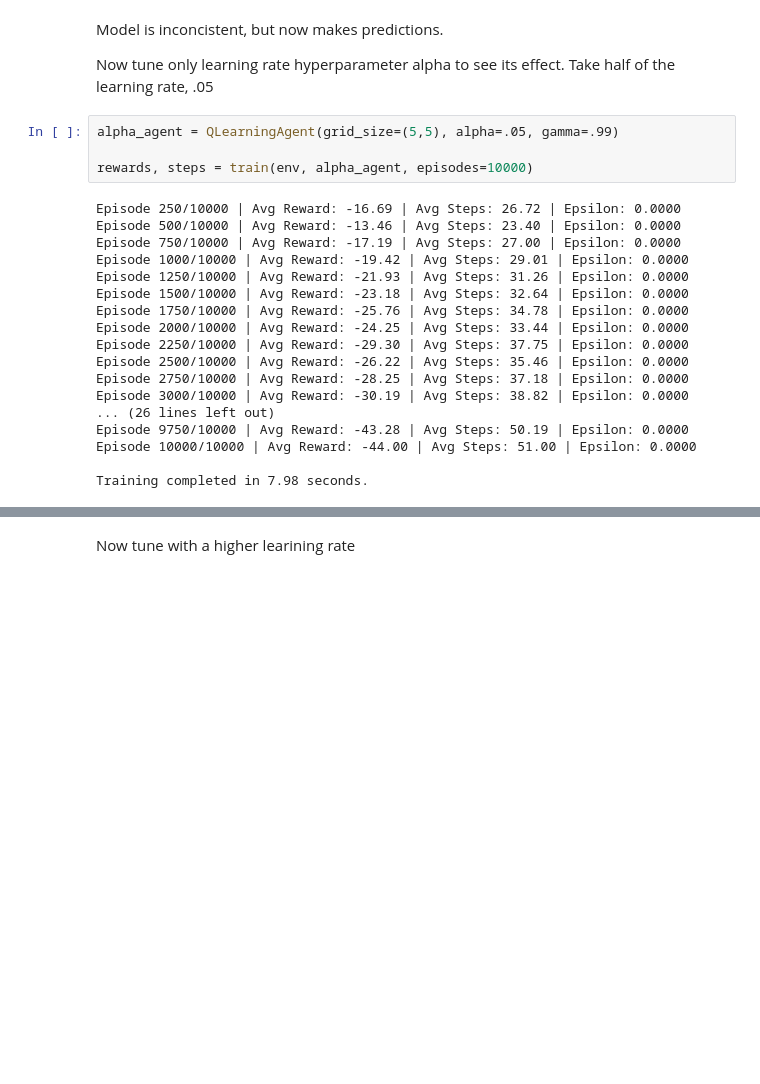
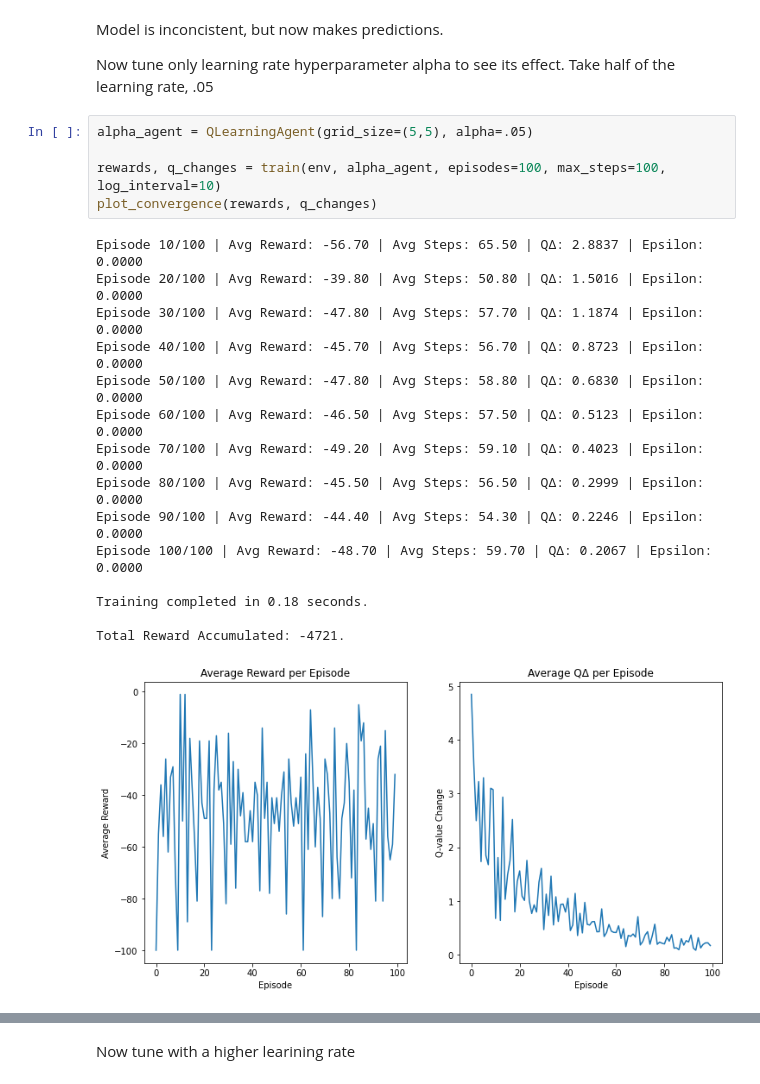
Before and after one commit to andmrqzv/Q_Learning, a Jupyter notebook: grid_world.ipynb, the cells around one changed output, grey strips where cells are left out. Saved outputs shown, nothing was run; the diff lists cells and outputs as text; blank space fills up the shorter version.

```diff
--- a/grid_world.ipynb
+++ b/grid_world.ipynb
@@ -366,25 +334,24 @@ Model is inconcistent, but now makes predictions.
 Now tune only learning rate hyperparameter alpha to see its effect.
 Take half of the learning rate, .05
 # %%
-alpha_agent = QLearningAgent(grid_size=(5,5), alpha=.05, gamma=.99)
+alpha_agent = QLearningAgent(grid_size=(5,5), alpha=.05)
 
-rewards, steps = train(env, alpha_agent, episodes=10000)
+rewards, q_changes = train(env, alpha_agent, episodes=100, max_steps=100, log_interval=10)
+plot_convergence(rewards, q_changes)
 # %% [output]
-Episode 250/10000 | Avg Reward: -16.69 | Avg Steps: 26.72 | Epsilon: 0.0000
-Episode 500/10000 | Avg Reward: -13.46 | Avg Steps: 23.40 | Epsilon: 0.0000
-Episode 750/10000 | Avg Reward: -17.19 | Avg Steps: 27.00 | Epsilon: 0.0000
-Episode 1000/10000 | Avg Reward: -19.42 | Avg Steps: 29.01 | Epsilon: 0.0000
-Episode 1250/10000 | Avg Reward: -21.93 | Avg Steps: 31.26 | Epsilon: 0.0000
-Episode 1500/10000 | Avg Reward: -23.18 | Avg Steps: 32.64 | Epsilon: 0.0000
-Episode 1750/10000 | Avg Reward: -25.76 | Avg Steps: 34.78 | Epsilon: 0.0000
-Episode 2000/10000 | Avg Reward: -24.25 | Avg Steps: 33.44 | Epsilon: 0.0000
-Episode 2250/10000 | Avg Reward: -29.30 | Avg Steps: 37.75 | Epsilon: 0.0000
-Episode 2500/10000 | Avg Reward: -26.22 | Avg Steps: 35.46 | Epsilon: 0.0000
-Episode 2750/10000 | Avg Reward: -28.25 | Avg Steps: 37.18 | Epsilon: 0.0000
-Episode 3000/10000 | Avg Reward: -30.19 | Avg Steps: 38.82 | Epsilon: 0.0000
-... (26 lines left out)
-Episode 9750/10000 | Avg Reward: -43.28 | Avg Steps: 50.19 | Epsilon: 0.0000
-Episode 10000/10000 | Avg Reward: -44.00 | Avg Steps: 51.00 | Epsilon: 0.0000
+Episode 10/100 | Avg Reward: -56.70 | Avg Steps: 65.50 | QΔ: 2.8837 | Epsilon: 0.0000
+Episode 20/100 | Avg Reward: -39.80 | Avg Steps: 50.80 | QΔ: 1.5016 | Epsilon: 0.0000
+Episode 30/100 | Avg Reward: -47.80 | Avg Steps: 57.70 | QΔ: 1.1874 | Epsilon: 0.0000
+Episode 40/100 | Avg Reward: -45.70 | Avg Steps: 56.70 | QΔ: 0.8723 | Epsilon: 0.0000
+Episode 50/100 | Avg Reward: -47.80 | Avg Steps: 58.80 | QΔ: 0.6830 | Epsilon: 0.0000
+Episode 60/100 | Avg Reward: -46.50 | Avg Steps: 57.50 | QΔ: 0.5123 | Epsilon: 0.0000
+Episode 70/100 | Avg Reward: -49.20 | Avg Steps: 59.10 | QΔ: 0.4023 | Epsilon: 0.0000
+Episode 80/100 | Avg Reward: -45.50 | Avg Steps: 56.50 | QΔ: 0.2999 | Epsilon: 0.0000
+Episode 90/100 | Avg Reward: -44.40 | Avg Steps: 54.30 | QΔ: 0.2246 | Epsilon: 0.0000
+Episode 100/100 | Avg Reward: -48.70 | Avg Steps: 59.70 | QΔ: 0.2067 | Epsilon: 0.0000
 
-Training completed in 7.98 seconds.
+Training completed in 0.18 seconds.
+
+Total Reward Accumulated: -4721.
+[figure, added]
 # %%
```
Also changed, not shown: parts of 22 cells of this notebook.
